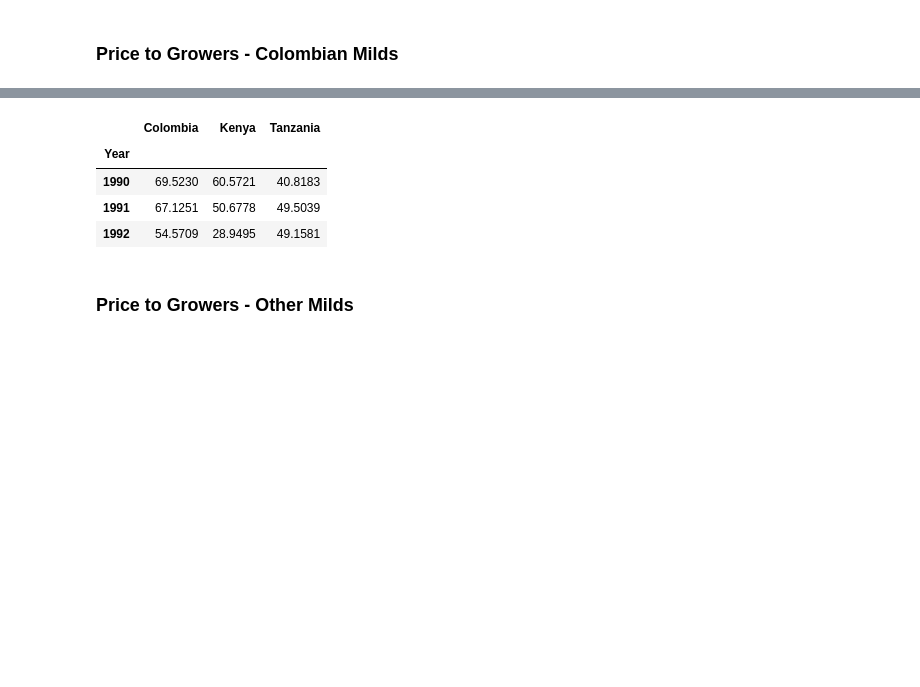
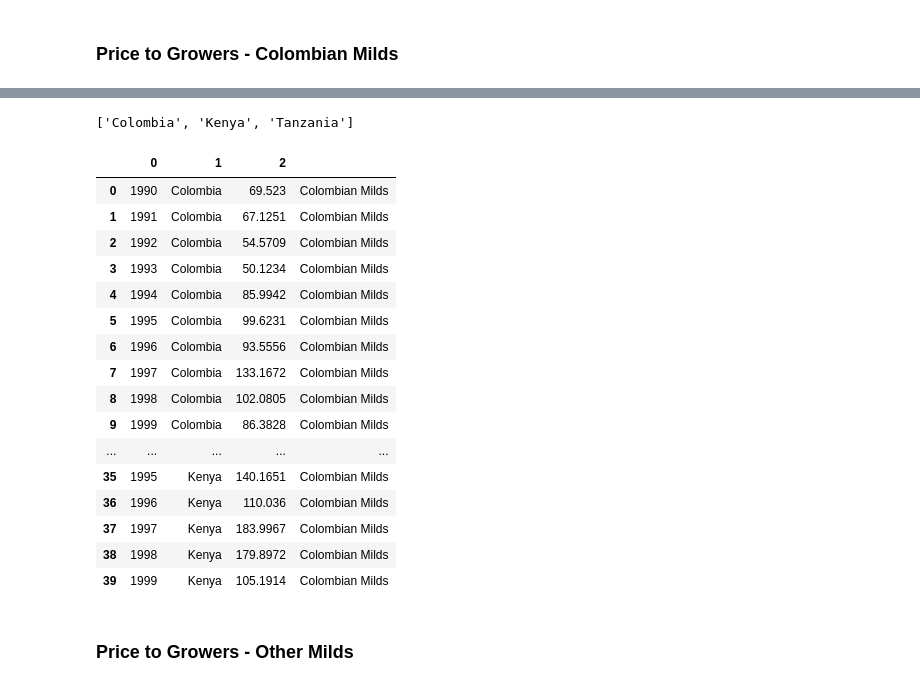
Before and after one commit to nikoelvambuena95/coffee, a Jupyter notebook: coffee.ipynb, the cells around one changed output, grey strips where cells are left out. Drawn from its saved outputs; the diff is of its cells as text; code cells hidden in the pictures; blank space fills up the shorter version.

```diff
--- a/coffee.ipynb
+++ b/coffee.ipynb
@@ -105,13 +96,72 @@ resetHead_df.head(3)
-# %%
-# Fill any Null values with 0
-resetHead_df = resetHead_df.fillna(0)
-resetHead_df.head(3)
-# %% [output]
-|  | Colombia | Kenya | Tanzania |
-| Year |  |  |  |
-| 1990 | 69.5230 | 60.5721 | 40.8183 |
-| 1991 | 67.1251 | 50.6778 | 49.5039 |
-| 1992 | 54.5709 | 28.9495 | 49.1581 |
+# %%
+# Get list of country names
+country_list = []
+for index, row in df.iterrows():
+    country_list.append(row[0])
+
+country_list
+# %% [output]
+['Colombia', 'Kenya', 'Tanzania']
+# %%
+# Drop "country names" column
+new_df = df.drop(columns=df.columns[0])
+# %%
+# Loop through DataFrame to seperate data
+big_list = []
+counter = -1
+
+for index , row in new_df.iterrows():
+
+    year_list = []
+    for x in range(len(small_list)):
+        year = 1990 + x
+        year_list.append(year)
+
+    big_list.append(year_list)
+
+    list1 = []
+    counter += 1
+    for y in range(len(small_list)):
+        list1.append(country_list[counter])
+
+    big_list.append(list1)
+
+    small_list = []
+    for z in row:
+        small_list.append(z)
+
+    big_list.append(small_list)
+# %%
+# Create individual dataframes from seperated data
+final_list = []
+for item in range(len(country_list)):
+    df = pd.DataFrame([big_list[(item * 3)],
+                       big_list[(int((((item + 1)*9)/3)-2))],
+                       big_list[((((item + 2)*3)-4))]]).T.reset_index(drop = True)
+    final_list.append(df)
+# %%
+# Concat dataframes for normalized (1NF) data structure
+colombianMild_df = pd.concat(final_list).reset_index(drop = True)
+colombianMild_df[''] = "Colombian Milds"
+colombianMild_df.head(40)
+# %% [output]
+|  | 0 | 1 | 2 |  |
+| 0 | 1990 | Colombia | 69.523 | Colombian Milds |
+| 1 | 1991 | Colombia | 67.1251 | Colombian Milds |
+| 2 | 1992 | Colombia | 54.5709 | Colombian Milds |
+| 3 | 1993 | Colombia | 50.1234 | Colombian Milds |
+| 4 | 1994 | Colombia | 85.9942 | Colombian Milds |
+| 5 | 1995 | Colombia | 99.6231 | Colombian Milds |
+| 6 | 1996 | Colombia | 93.5556 | Colombian Milds |
+| 7 | 1997 | Colombia | 133.1672 | Colombian Milds |
+| 8 | 1998 | Colombia | 102.0805 | Colombian Milds |
+| 9 | 1999 | Colombia | 86.3828 | Colombian Milds |
+| ... | ... | ... | ... | ... |
+| 35 | 1995 | Kenya | 140.1651 | Colombian Milds |
+| 36 | 1996 | Kenya | 110.036 | Colombian Milds |
+| 37 | 1997 | Kenya | 183.9967 | Colombian Milds |
+| 38 | 1998 | Kenya | 179.8972 | Colombian Milds |
+| 39 | 1999 | Kenya | 105.1914 | Colombian Milds |
 # %% [markdown]
 ### Price to Growers - Other Milds
 # %%
```
Also changed, not shown: parts of 11 cells of this notebook.
